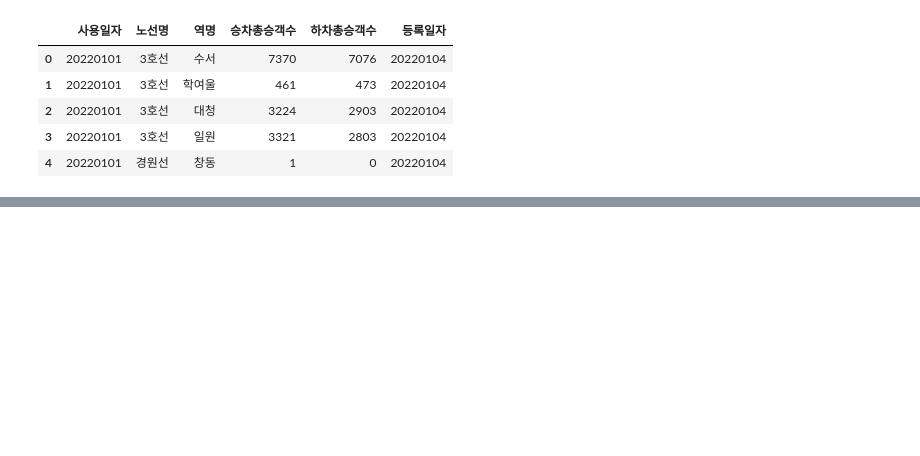
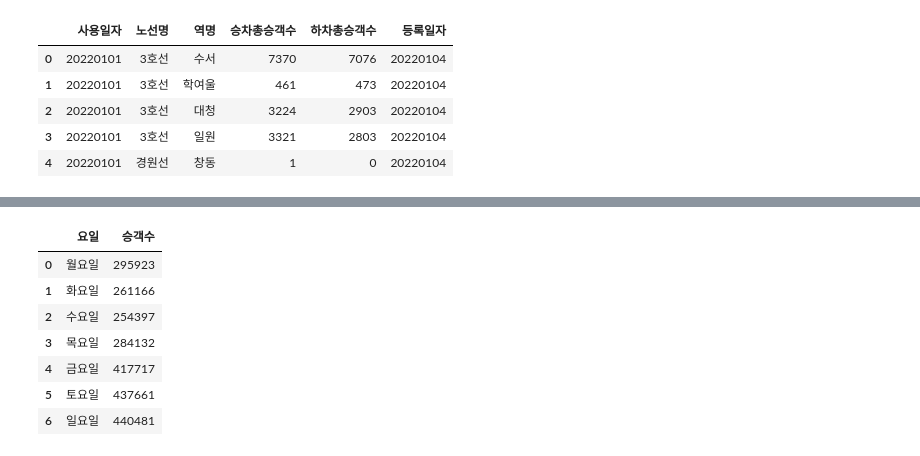
Before and after one commit to sonkeehoon/MyProject, a Jupyter notebook: 1. 프로젝트내용.ipynb, the cells around one changed output, grey strips where cells are left out. Cells and saved outputs as stored; diff of their text form; code cells hidden in the pictures; blank space fills up the shorter version.

```diff
--- a/1. 프로젝트내용.ipynb
+++ b/1. 프로젝트내용.ipynb
@@ -151,0 +235,13 @@ subway_by_line.head()
+# %%
+# subway_by_day.reset_index(inplace=True)
+subway_by_day.columns = ['요일', '승객수']
+subway_by_day
+# %% [output]
+|  | 요일 | 승객수 |
+| 0 | 월요일 | 295923 |
+| 1 | 화요일 | 261166 |
+| 2 | 수요일 | 254397 |
+| 3 | 목요일 | 284132 |
+| 4 | 금요일 | 417717 |
+| 5 | 토요일 | 437661 |
+| 6 | 일요일 | 440481 |
```
Also changed, not shown: parts of 19 cells of this notebook.
